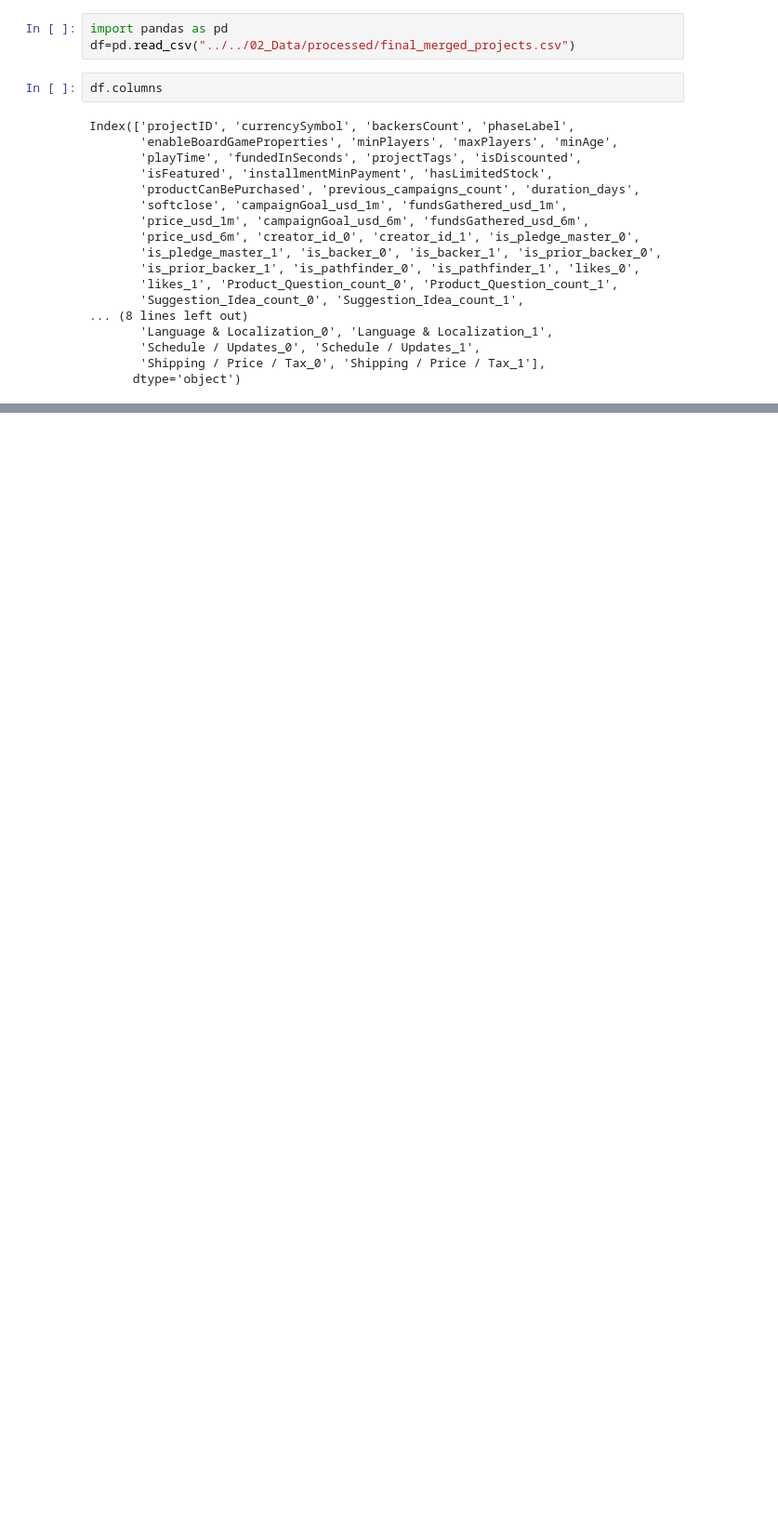
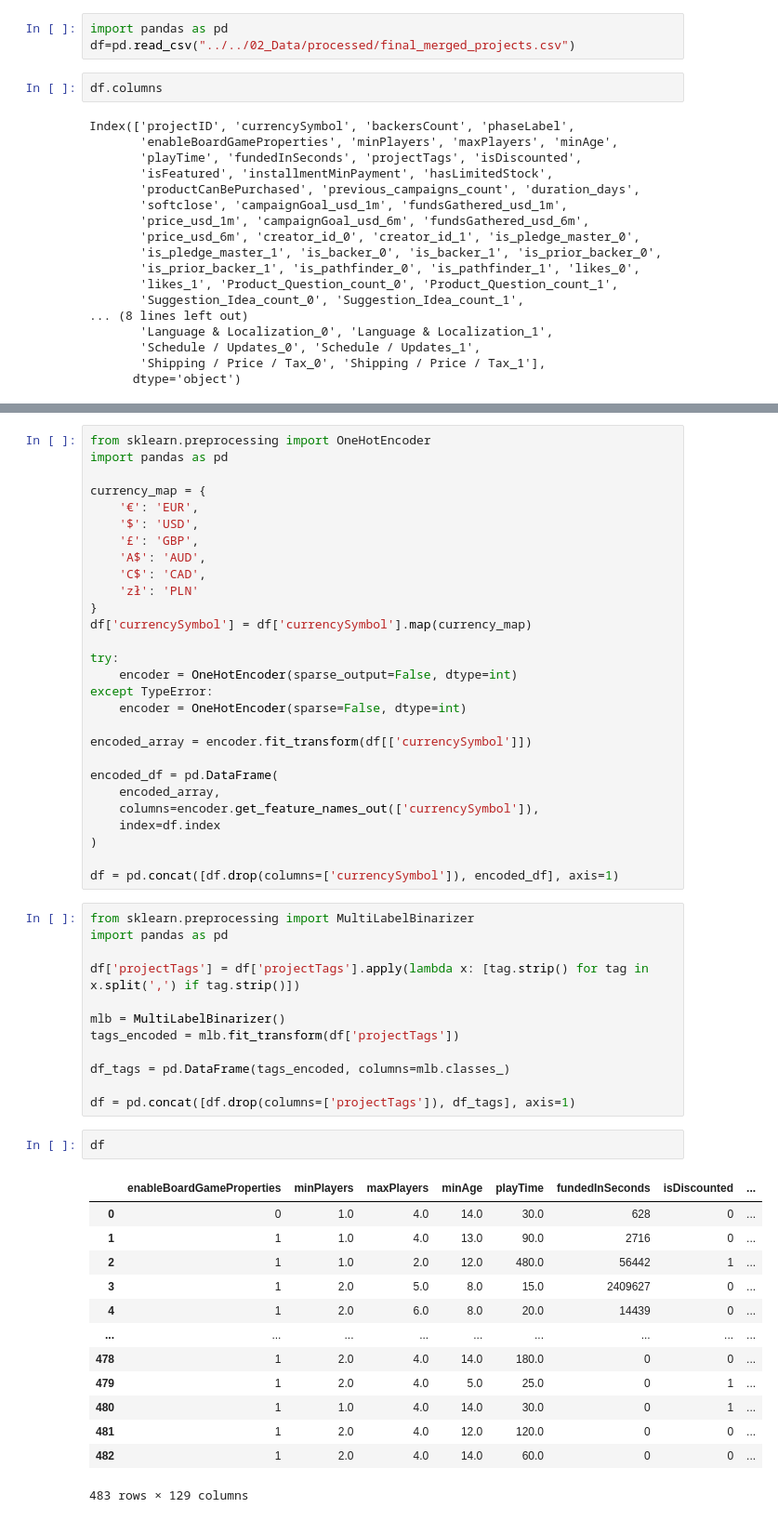
Before and after one commit to jjongseon/Asac-project, a Jupyter notebook: 01_Src/processed/final_processed.ipynb, the cells around one changed output, grey strips where cells are left out. Shown at 93% size. Drawn from its saved outputs; the diff is of its cells as text; blank space fills up the shorter version.

Commit message:
feat data join

```diff
--- a/01_Src/processed/final_processed.ipynb
+++ b/01_Src/processed/final_processed.ipynb
@@ -40,0 +154,56 @@ df
+# %%
+from sklearn.preprocessing import OneHotEncoder
+import pandas as pd
+
+currency_map = {
+    '€': 'EUR',
+    '$': 'USD',
+    '£': 'GBP',
+    'A$': 'AUD',
+    'C$': 'CAD',
+    'zł': 'PLN'
+}
+df['currencySymbol'] = df['currencySymbol'].map(currency_map)
+
+try:
+    encoder = OneHotEncoder(sparse_output=False, dtype=int)
+except TypeError:
+    encoder = OneHotEncoder(sparse=False, dtype=int)
+
+encoded_array = encoder.fit_transform(df[['currencySymbol']])
+
+encoded_df = pd.DataFrame(
+    encoded_array,
+    columns=encoder.get_feature_names_out(['currencySymbol']),
+    index=df.index
+)
+
+df = pd.concat([df.drop(columns=['currencySymbol']), encoded_df], axis=1)
+# %%
+from sklearn.preprocessing import MultiLabelBinarizer
+import pandas as pd
+
+df['projectTags'] = df['projectTags'].apply(lambda x: [tag.strip() for tag in x.split(',') if tag.strip()])
+
+mlb = MultiLabelBinarizer()
+tags_encoded = mlb.fit_transform(df['projectTags'])
+
+df_tags = pd.DataFrame(tags_encoded, columns=mlb.classes_)
+
+df = pd.concat([df.drop(columns=['projectTags']), df_tags], axis=1)
+# %%
+df
+# %% [output]
+|  | enableBoardGameProperties | minPlayers | maxPlayers | minAge | playTime | fundedInSeconds | isDiscounted | ... |
+| 0 | 0 | 1.0 | 4.0 | 14.0 | 30.0 | 628 | 0 | ... |
+| 1 | 1 | 1.0 | 4.0 | 13.0 | 90.0 | 2716 | 0 | ... |
+| 2 | 1 | 1.0 | 2.0 | 12.0 | 480.0 | 56442 | 1 | ... |
+| 3 | 1 | 2.0 | 5.0 | 8.0 | 15.0 | 2409627 | 0 | ... |
+| 4 | 1 | 2.0 | 6.0 | 8.0 | 20.0 | 14439 | 0 | ... |
+| ... | ... | ... | ... | ... | ... | ... | ... | ... |
+| 478 | 1 | 2.0 | 4.0 | 14.0 | 180.0 | 0 | 0 | ... |
+| 479 | 1 | 2.0 | 4.0 | 5.0 | 25.0 | 0 | 1 | ... |
+| 480 | 1 | 1.0 | 4.0 | 14.0 | 30.0 | 0 | 1 | ... |
+| 481 | 1 | 2.0 | 4.0 | 12.0 | 120.0 | 0 | 0 | ... |
+| 482 | 1 | 2.0 | 4.0 | 14.0 | 60.0 | 0 | 0 | ... |
+483 rows × 129 columns
```
Also changed, not shown: parts of 13 cells of this notebook, 1 other file.
